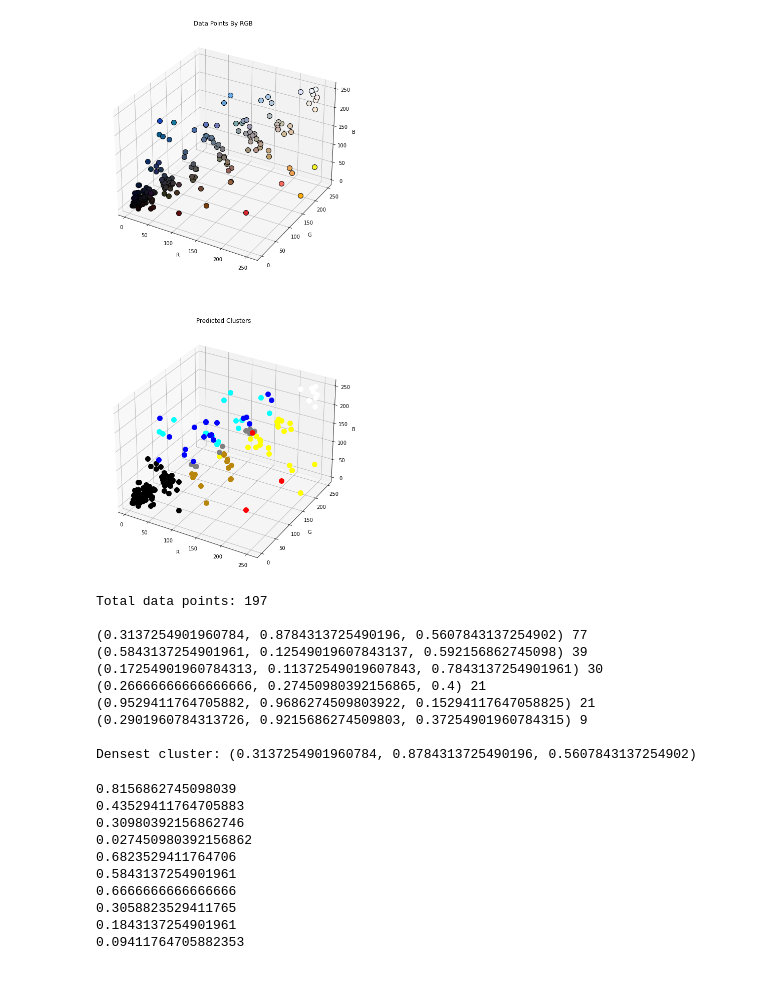
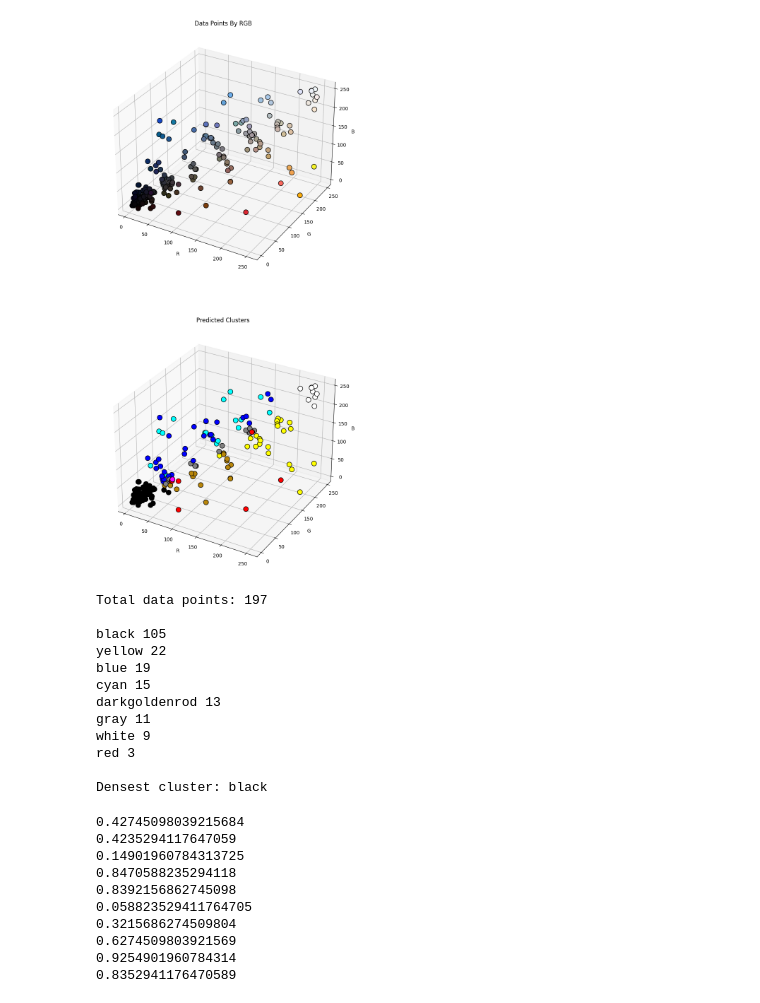
Before and after one commit to paulgan98/darude-brainstorm, a Jupyter notebook: data_stuff/kmeans.ipynb, the cells around one changed output. Drawn from its saved outputs; the diff is of its cells as text; code cells hidden in the pictures.

Commit message:
add hls clustering

```diff
--- a/data_stuff/kmeans.ipynb
+++ b/data_stuff/kmeans.ipynb
@@ -150,7 +150,7 @@ def classify(c):
     lgt = c[1]
     sat = c[2]
 
-    if (lgt < 0.25):  return "Blacks"
+    if (lgt < 0.15):  return "Blacks"
     if (lgt > 0.8):  return "Whites"
 
     if (sat < 0.05): return "Grays"
@@ -195,35 +195,35 @@ colors_pred = {"Blacks" : "black",
                "Pinks" : "pink"
               }
 
 y_pred = [classify(i) for i in X_hls]
 
 # print(y_pred)
 # print(X_hls)
 
 #plot
 fig = plt.figure(figsize=(20,20))
 ax = fig.add_subplot(211, projection='3d')
 ax.set_title("Data Points By RGB")
 ax.set_xlabel('R')
 ax.set_ylabel('G')
 ax.set_zlabel('B')
 
 ax1 = fig.add_subplot(212, projection='3d')
 ax1.set_title("Predicted Clusters")
 ax1.set_xlabel('R')
 ax1.set_ylabel('G')
 ax1.set_zlabel('B')
 
 for i, p in enumerate(X):
     px, py, pz = p
     c_train = np.array([x/255 for x in p]) # point color
     c_pred = colors_pred[y_pred[i]]
     ax.scatter(px, py, pz, color=c_train, edgecolors='black', s=p_size)
-    ax1.scatter(px, py, pz, c=colors_pred[y_pred[i]], s=p_size)
+    ax1.scatter(px, py, pz, c=colors_pred[y_pred[i]], edgecolors='black', s=p_size)
 
 plt.show()
 # %% [output]
-[figure, old version]
+[figure, new version]
 # %%
 # Count points in each cluster
 
@@ -240,14 +240,16 @@ print("Densest cluster:", colors_pred[tup_max[0]])
 # %% [output]
 Total data points: 197
 
-(0.3137254901960784, 0.8784313725490196, 0.5607843137254902) 77
-(0.5843137254901961, 0.12549019607843137, 0.592156862745098) 39
-(0.17254901960784313, 0.11372549019607843, 0.7843137254901961) 30
-(0.26666666666666666, 0.27450980392156865, 0.4) 21
-(0.9529411764705882, 0.9686274509803922, 0.15294117647058825) 21
-(0.2901960784313726, 0.9215686274509803, 0.37254901960784315) 9
+black 105
+yellow 22
+blue 19
+cyan 15
+darkgoldenrod 13
+gray 11
+white 9
+red 3
 
-Densest cluster: (0.3137254901960784, 0.8784313725490196, 0.5607843137254902)
+Densest cluster: black
 # %%
 def randColor():
     c = random.randint(0,255)/255
@@ -256,13 +258,13 @@ def randColor():
 for i in range(10):
     print(randColor())
 # %% [output]
-0.8156862745098039
-0.43529411764705883
-0.30980392156862746
-0.027450980392156862
-0.6823529411764706
-0.5843137254901961
-0.6666666666666666
-0.3058823529411765
-0.1843137254901961
-0.09411764705882353
+0.42745098039215684
+0.4235294117647059
+0.14901960784313725
+0.8470588235294118
+0.8392156862745098
+0.058823529411764705
+0.3215686274509804
+0.6274509803921569
+0.9254901960784314
+0.8352941176470589
```
Also changed, not shown: parts of 4 cells of this notebook.
